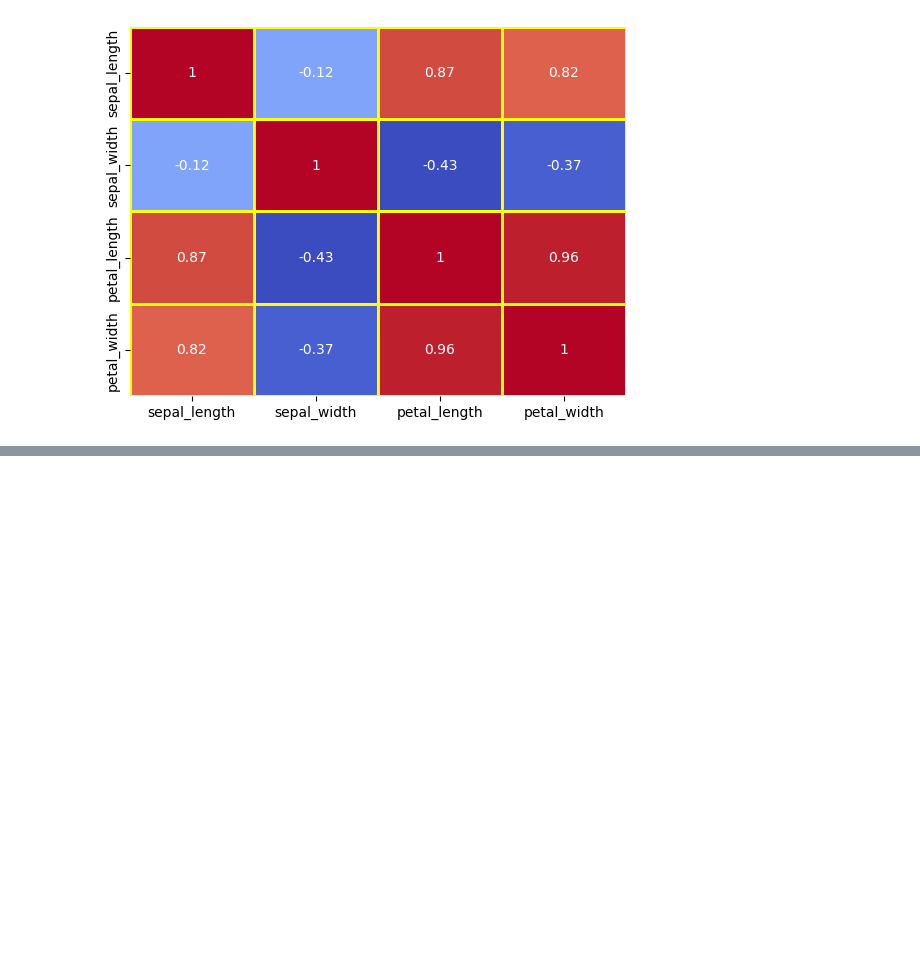
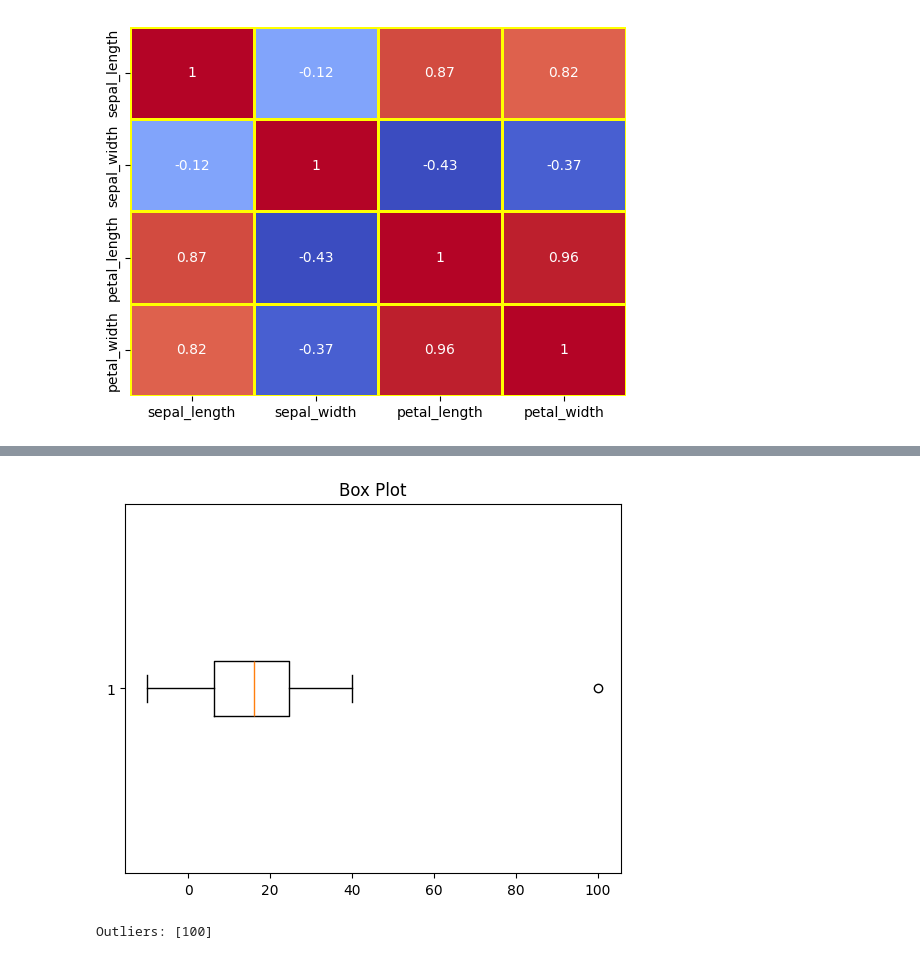
Before and after one commit to iamabirakash/Python, a Jupyter notebook: seabornGraphs.ipynb, the cells around one changed output, grey strips where cells are left out. Drawn from its saved outputs; the diff is of its cells as text; code cells hidden in the pictures; blank space fills up the shorter version.

```diff
--- a/seabornGraphs.ipynb
+++ b/seabornGraphs.ipynb
@@ -50,0 +68,22 @@ sns.heatmap(data1.corr(),annot=True,cmap='coolwarm',linewidths=2,linecolor='yell
+# %%
+import numpy as np
+import matplotlib.pyplot as plt
+
+a = [10, 20, 30, 40, 21, 23, 32, 25, 12, 23, 4, 5, 6, 1, -10, 8, 7, 100]  # 100 is an outlier
+
+plt.boxplot(a, vert=False)
+plt.title("Box Plot")
+plt.show()
+
+q1 = np.percentile(a, 25)  # First quartile (Q1)
+q3 = np.percentile(a, 75)  # Third quartile (Q3)
+iqr = q3 - q1  # Interquartile range
+
+lb = q1 - 1.5 * iqr  # Lower bound
+ub = q3 + 1.5 * iqr  # Upper bound
+
+outliers = [x for x in a if x < lb or x > ub]
+print("Outliers:", outliers)
+# %% [output]
+[figure, added]
+Outliers: [100]
```
Also changed, not shown: parts of 3 cells of this notebook.
